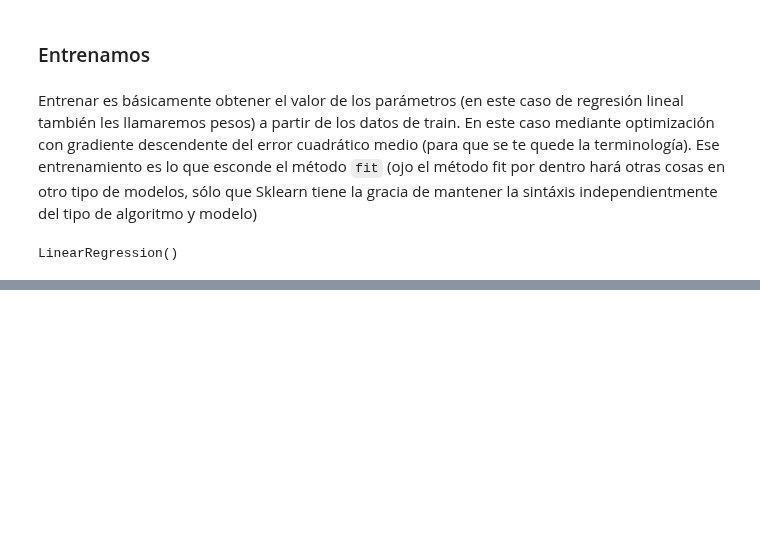
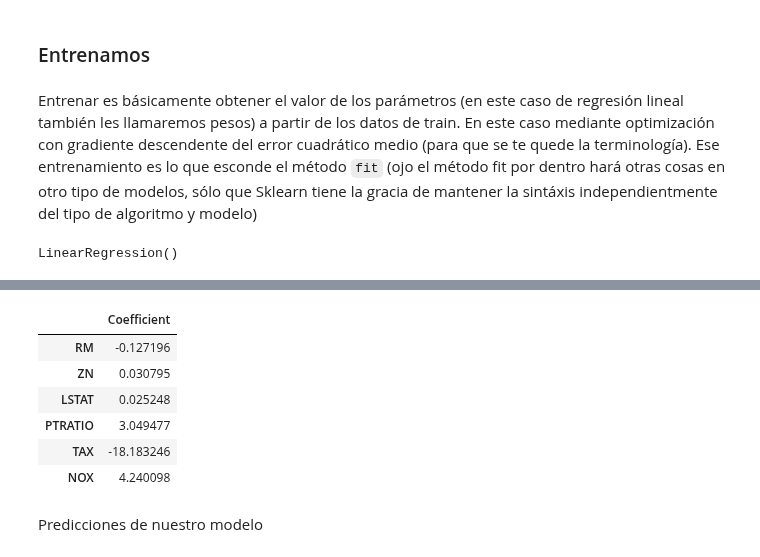
Before and after one commit to mariasanvals/DS_Online_Feb24_Exercises, a Jupyter notebook: 04_Machine_Learning/Sprint_12/Unidad_01/Practica_Obligatoria/18_Practica_Obligatoria_Regresion_Lineal_y_Regularización.ipynb, the cells around one changed output, grey strips where cells are left out. Cells and saved outputs as stored; diff of their text form; code cells hidden in the pictures; blank space fills up the shorter version.

```diff
--- a/04_Machine_Learning/Sprint_12/Unidad_01/Practica_Obligatoria/18_Practica_Obligatoria_Regresion_Lineal_y_Regularización.ipynb
+++ b/04_Machine_Learning/Sprint_12/Unidad_01/Practica_Obligatoria/18_Practica_Obligatoria_Regresion_Lineal_y_Regularización.ipynb
@@ -196,7 +196,7 @@ Index(['CRIM', 'ZN', 'INDUS', 'CHAS', 'NOX', 'RM', 'AGE', 'DIS', 'RAD', 'TAX',
       dtype='object')
 # %%
 # Feautures sólo las positivas
-X = df[['RM', 'ZN', 'CHAS', 'DIS']]
+X = df[['RM', 'ZN', 'LSTAT', 'PTRATIO', 'TAX', 'NOX']]
 
 # Target
 y = df['MEDV']
@@ -216,0 +238,22 @@ LinearRegression()
+# %%
+# Obtener los nombres de las características originales (sin expansión)
+feature_names = X.columns
+
+# Extraer solo los coeficientes correspondientes a las características originales
+coeficientes_originales = lm.coef_[:len(feature_names)]
+
+# Crear DataFrame de coeficientes solo para las características originales
+coef_df = pd.DataFrame(coeficientes_originales, index=feature_names, columns=['Coefficient'])
+
+# Mostrar el DataFrame de coeficientes solo para las características originales
+coef_df
+# %% [output]
+|  | Coefficient |
+| RM | -0.127196 |
+| ZN | 0.030795 |
+| LSTAT | 0.025248 |
+| PTRATIO | 3.049477 |
+| TAX | -18.183246 |
+| NOX | 4.240098 |
+# %% [markdown]
+Predicciones de nuestro modelo
```
Also changed, not shown: parts of 29 cells of this notebook.
